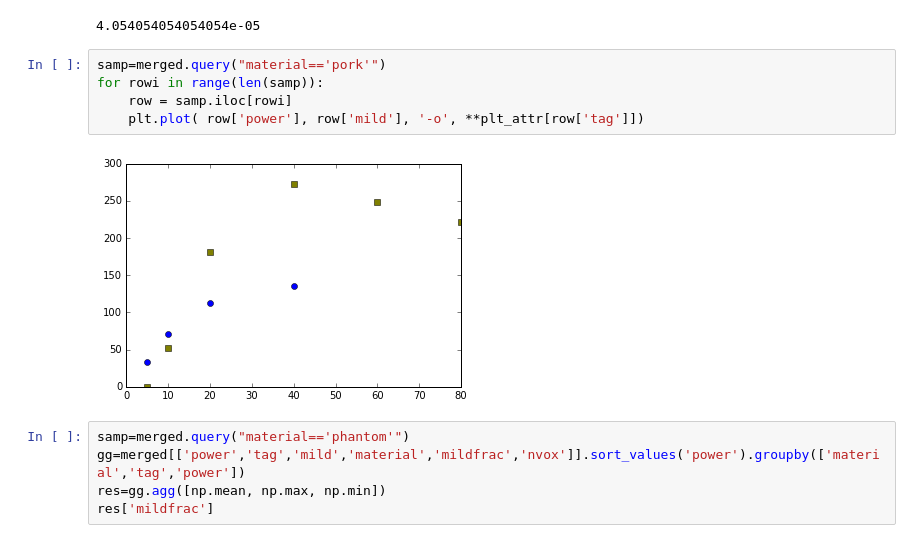
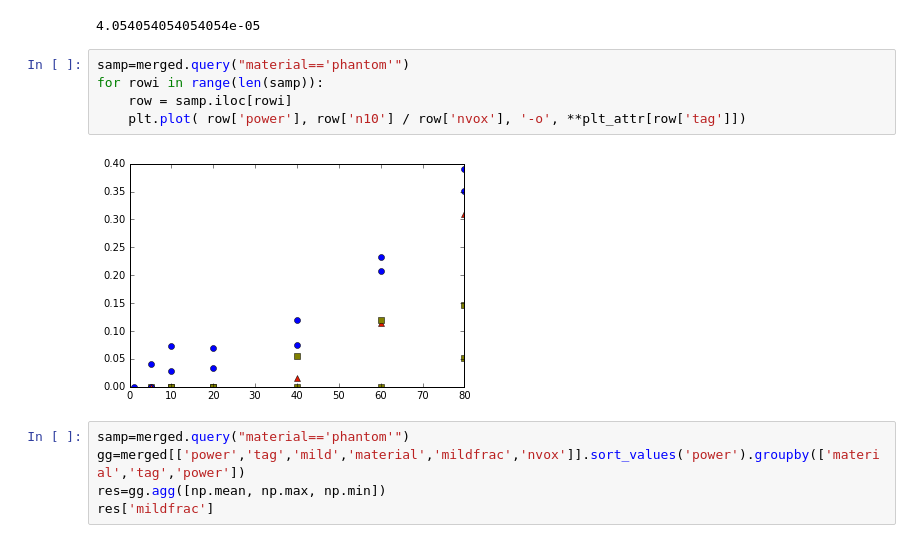
Before and after one commit to vlchaplin/VeraUSpub, a Jupyter notebook: py/PlotGroupedAnalysis.ipynb, the cells around one changed output. Cells and saved outputs as stored; diff of their text form.

```diff
--- a/py/PlotGroupedAnalysis.ipynb
+++ b/py/PlotGroupedAnalysis.ipynb
@@ -1075,12 +1087,12 @@ plt.legend(fontsize=14,loc=4)
 # %% [output]
 4.054054054054054e-05
 # %%
-samp=merged.query("material=='pork'")
+samp=merged.query("material=='phantom'")
 for rowi in range(len(samp)):
     row = samp.iloc[rowi]
-    plt.plot( row['power'], row['mild'], '-o', **plt_attr[row['tag']])
+    plt.plot( row['power'], row['n10'] / row['nvox'], '-o', **plt_attr[row['tag']])
 # %% [output]
-[figure, old version]
+[figure, new version]
 # %%
 samp=merged.query("material=='phantom'")
 gg=merged[['power','tag','mild','material','mildfrac','nvox']].sort_values('power').groupby(['material','tag','power'])
```
Also changed, not shown: parts of 6 cells of this notebook, 3 other files.
